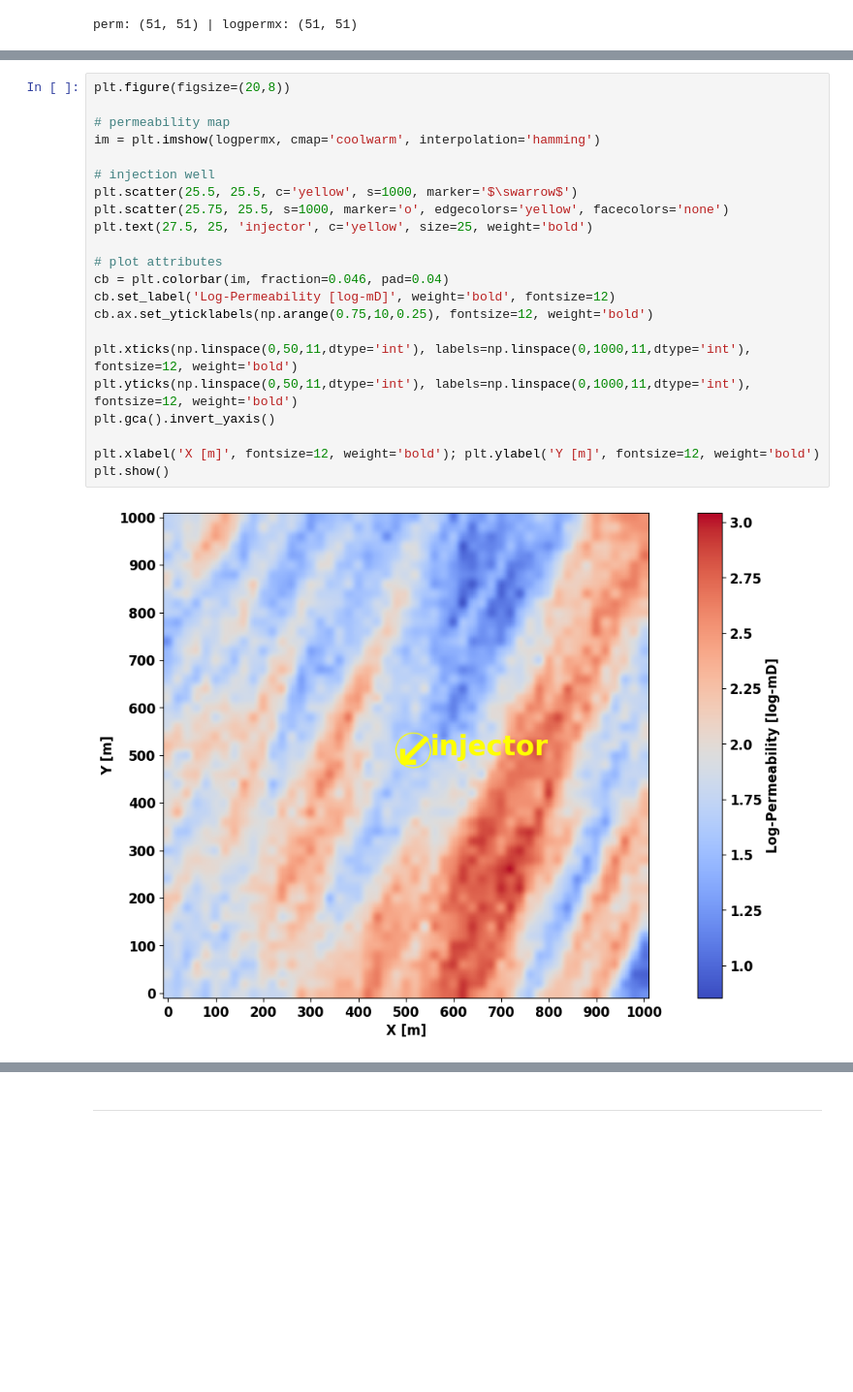
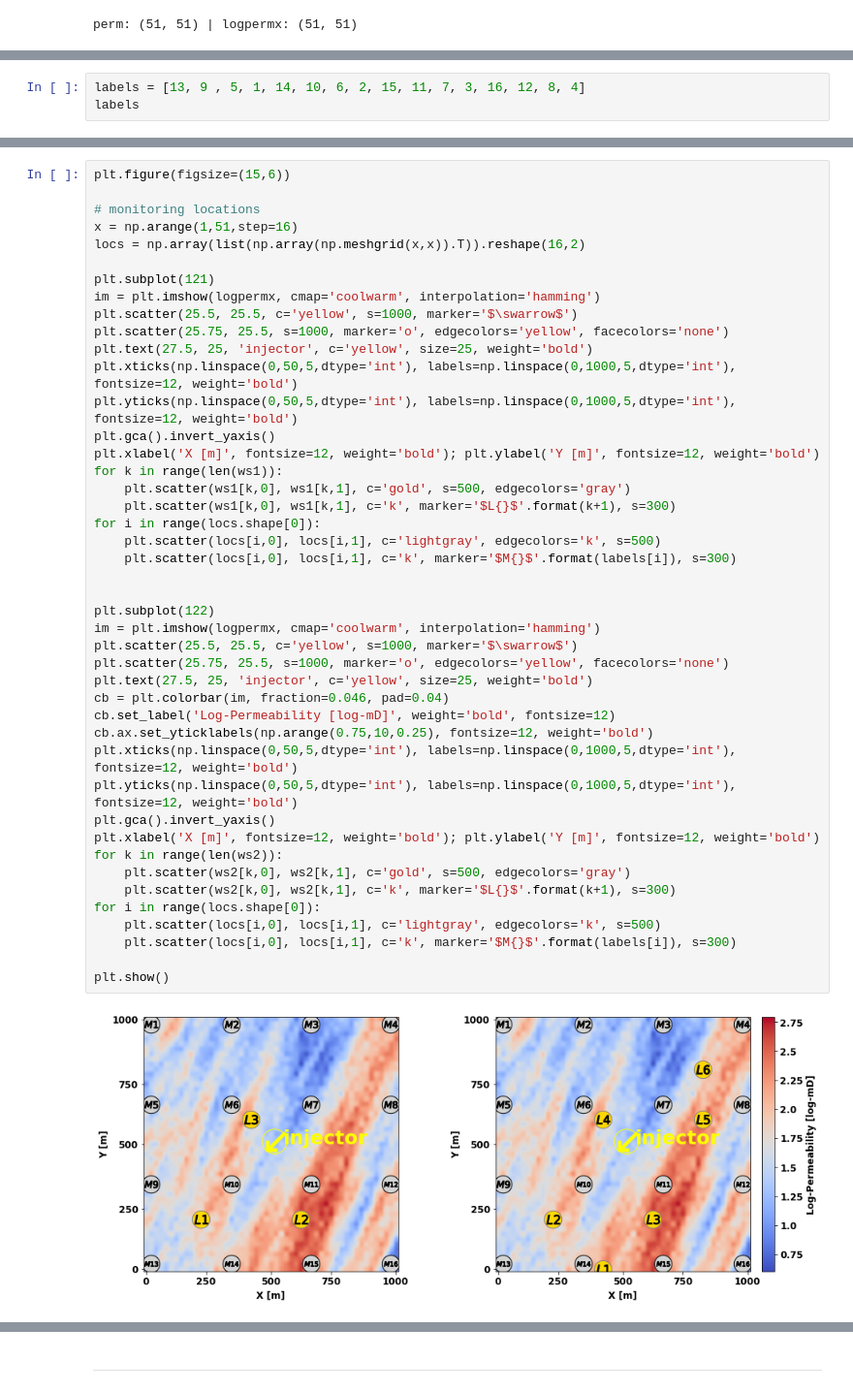
Before and after one commit to misaelmmorales/CO2-Monitor-Optim, a Jupyter notebook: _temp.ipynb, the cells around one changed output, grey strips where cells are left out. Shown at 97% size. Saved outputs shown, nothing was run; the diff lists cells and outputs as text; blank space fills up the shorter version.

```diff
--- a/_temp.ipynb
+++ b/_temp.ipynb
@@ -13,0 +50,3 @@ perm: (51, 51) | logpermx: (51, 51)
+# %%
+labels = [13, 9 , 5, 1, 14, 10, 6, 2, 15, 11, 7, 3, 16, 12, 8, 4]
+labels
@@ -14,24 +55,46 @@ perm: (51, 51) | logpermx: (51, 51)
 # %%
-plt.figure(figsize=(20,8))
+plt.figure(figsize=(15,6))
 
-# permeability map
+# monitoring locations
+x = np.arange(1,51,step=16)
+locs = np.array(list(np.array(np.meshgrid(x,x)).T)).reshape(16,2)
+
+plt.subplot(121)
 im = plt.imshow(logpermx, cmap='coolwarm', interpolation='hamming')
-
-# injection well
 plt.scatter(25.5, 25.5, c='yellow', s=1000, marker='$\swarrow$')
 plt.scatter(25.75, 25.5, s=1000, marker='o', edgecolors='yellow', facecolors='none')
 plt.text(27.5, 25, 'injector', c='yellow', size=25, weight='bold')
+plt.xticks(np.linspace(0,50,5,dtype='int'), labels=np.linspace(0,1000,5,dtype='int'),  fontsize=12, weight='bold')
+plt.yticks(np.linspace(0,50,5,dtype='int'), labels=np.linspace(0,1000,5,dtype='int'), fontsize=12, weight='bold')
+plt.gca().invert_yaxis()
+plt.xlabel('X [m]', fontsize=12, weight='bold'); plt.ylabel('Y [m]', fontsize=12, weight='bold')
+for k in range(len(ws1)):
+    plt.scatter(ws1[k,0], ws1[k,1], c='gold', s=500, edgecolors='gray')
+    plt.scatter(ws1[k,0], ws1[k,1], c='k', marker='$L{}$'.format(k+1), s=300)
+for i in range(locs.shape[0]):
+    plt.scatter(locs[i,0], locs[i,1], c='lightgray', edgecolors='k', s=500)
+    plt.scatter(locs[i,0], locs[i,1], c='k', marker='$M{}$'.format(labels[i]), s=300)
 
-# plot attributes
+
+plt.subplot(122)
+im = plt.imshow(logpermx, cmap='coolwarm', interpolation='hamming')
+plt.scatter(25.5, 25.5, c='yellow', s=1000, marker='$\swarrow$')
+plt.scatter(25.75, 25.5, s=1000, marker='o', edgecolors='yellow', facecolors='none')
+plt.text(27.5, 25, 'injector', c='yellow', size=25, weight='bold')
 cb = plt.colorbar(im, fraction=0.046, pad=0.04)
 cb.set_label('Log-Permeability [log-mD]', weight='bold', fontsize=12)
 cb.ax.set_yticklabels(np.arange(0.75,10,0.25), fontsize=12, weight='bold')
+plt.xticks(np.linspace(0,50,5,dtype='int'), labels=np.linspace(0,1000,5,dtype='int'),  fontsize=12, weight='bold')
+plt.yticks(np.linspace(0,50,5,dtype='int'), labels=np.linspace(0,1000,5,dtype='int'), fontsize=12, weight='bold')
+plt.gca().invert_yaxis()
+plt.xlabel('X [m]', fontsize=12, weight='bold'); plt.ylabel('Y [m]', fontsize=12, weight='bold')
+for k in range(len(ws2)):
+    plt.scatter(ws2[k,0], ws2[k,1], c='gold', s=500, edgecolors='gray')
+    plt.scatter(ws2[k,0], ws2[k,1], c='k', marker='$L{}$'.format(k+1), s=300)
+for i in range(locs.shape[0]):
+    plt.scatter(locs[i,0], locs[i,1], c='lightgray', edgecolors='k', s=500)
+    plt.scatter(locs[i,0], locs[i,1], c='k', marker='$M{}$'.format(labels[i]), s=300)
 
-plt.xticks(np.linspace(0,50,11,dtype='int'), labels=np.linspace(0,1000,11,dtype='int'),  fontsize=12, weight='bold')
-plt.yticks(np.linspace(0,50,11,dtype='int'), labels=np.linspace(0,1000,11,dtype='int'), fontsize=12, weight='bold')
-plt.gca().invert_yaxis()
-
-plt.xlabel('X [m]', fontsize=12, weight='bold'); plt.ylabel('Y [m]', fontsize=12, weight='bold')
 plt.show()
 # %% [output]
-[figure, old version]
+[figure, new version]
```
Also changed, not shown: parts of 11 cells of this notebook, 20 other files.
